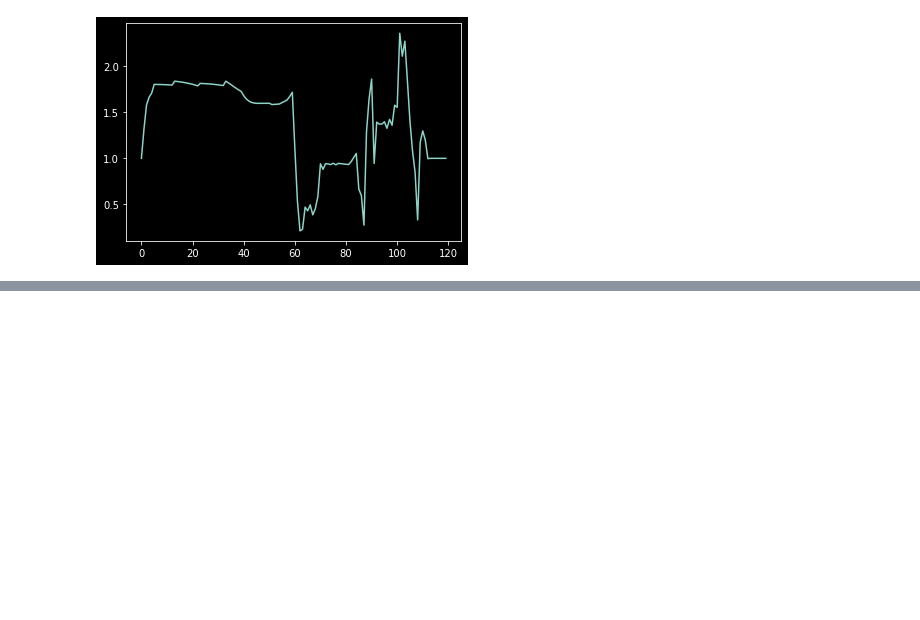
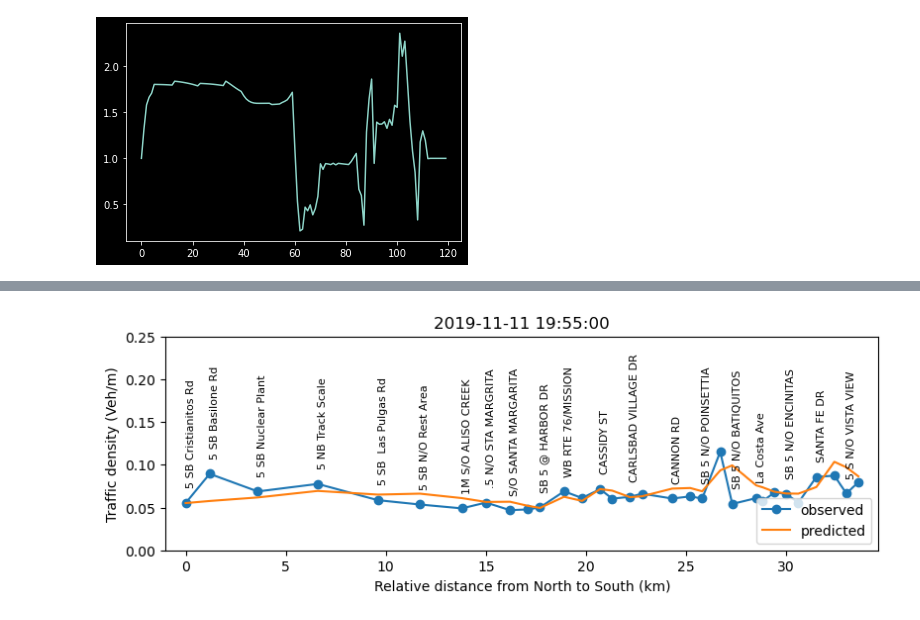
Before and after one commit to klane/dse-capstone, a Jupyter notebook: traffic_PDE/Traffic_real_data_test_5S_OC-to-Oceanside.ipynb, the cells around one changed output, grey strips where cells are left out. Cells and saved outputs as stored; diff of their text form; code cells hidden in the pictures; blank space fills up the shorter version.

```diff
--- a/traffic_PDE/Traffic_real_data_test_5S_OC-to-Oceanside.ipynb
+++ b/traffic_PDE/Traffic_real_data_test_5S_OC-to-Oceanside.ipynb
@@ -374,0 +386,5 @@ ax3.legend()
+# %%
+from ipywidgets import widgets
+import plotly.graph_objects as go
+import plotly
+plotly.io.templates.default = 'plotly_dark'
@@ -386,0 +442,4 @@ y_exact.shape
+# %%
+k_initial2=interpolate_initial(t0=68)
+tdnp = Neural_LWR_sparse2(nx, dx, dt, tdnu.kappa, xi, tskip,
+                          initial=k_initial2, boundary=k_boundary[68*tskip:])
@@ -386,0 +454,33 @@ y_exact.shape
+# %%
+y_predicted=tdnp(steps[68*tskip:]).detach()
+# %%
+station_names=list(json.load(open("5S_station_names.json", "rb")).values())
+record_times=json.load(open("5S_record_times.json", "r"))
+#record_times
+# %%
+tp=70
+plt.style.use('default')
+
+fwyp=[xi[n]*dx/1.e3 for n in range(len(xi))]
+fig4,ax4=plt.subplots(figsize=(8,3))
+fig4.subplots_adjust(left=0.08, bottom=0.18, right=0.98, top=0.90)
+
+ax4.plot(fwyp, y_exact[tp].detach(), label='observed', marker='o')
+ax4.plot(fwyp, y_predicted[tp-68], label='predicted')
+ax4.set_title(record_times[tp])
+#print(k_boundary[tp*tskip])
+ax4.legend(loc='lower right')
+ax4.set_ylim(0, 0.25)
+ax4.set_xlim(fwyp[0]-1, fwyp[-1]+1)
+
+lastpoint=-100
+for n in range(len(xi)):
+    if (fwyp[n] - lastpoint) > 1.:
+        ax4.text(fwyp[n], y_exact[tp].detach()[n]+0.02, station_names[n], rotation=90, fontsize=8)
+        lastpoint=fwyp[n]
+
+ax4.set_xlabel("Relative distance from North to South (km)")
+ax4.set_ylabel("Traffic density (Veh/m)")
+fig4.savefig('LWR_prediction_5S.jpg', dpi=300)
+# %% [output]
+[figure, added]
```
Also changed, not shown: parts of 23 cells of this notebook, 1 other file.
